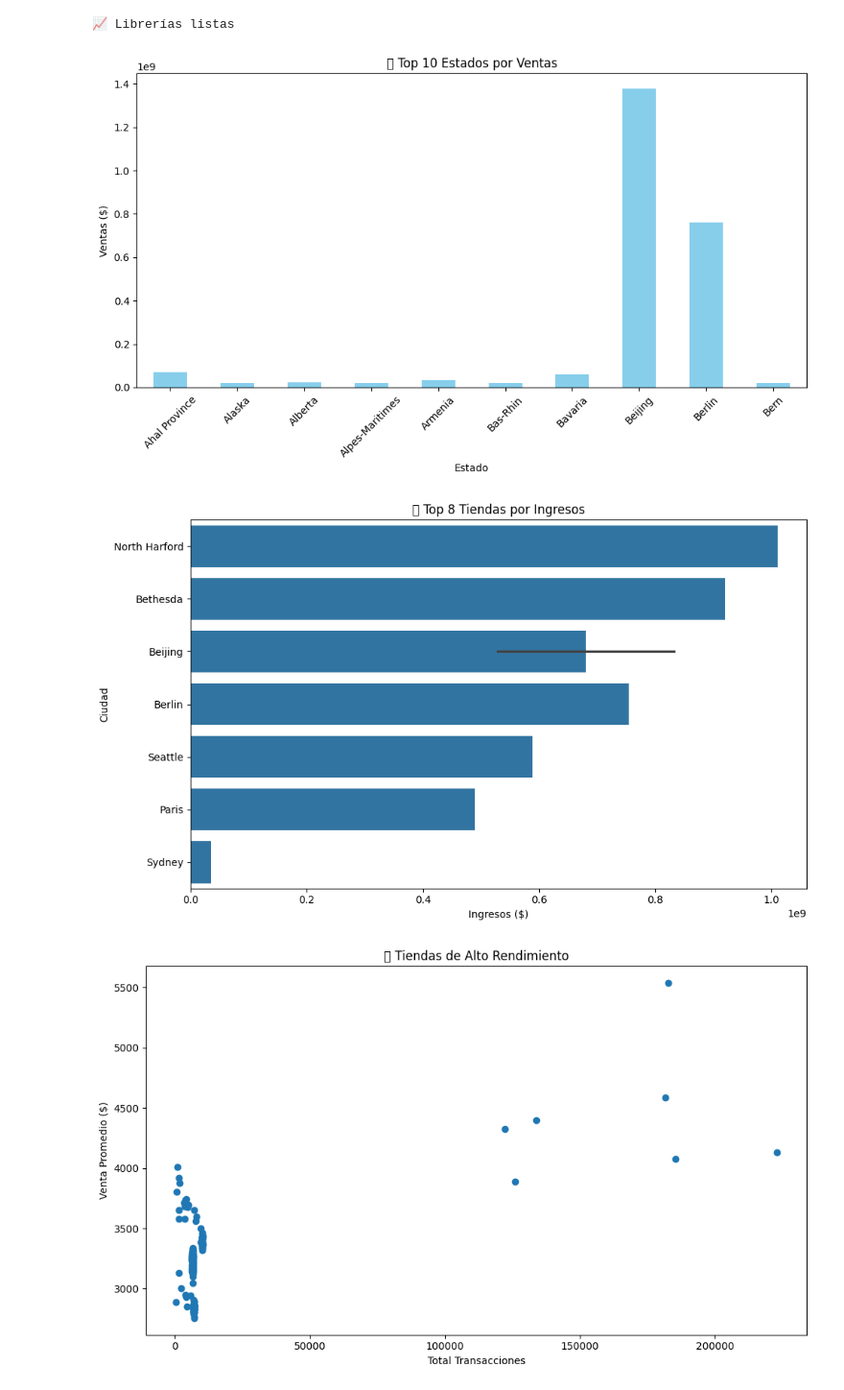
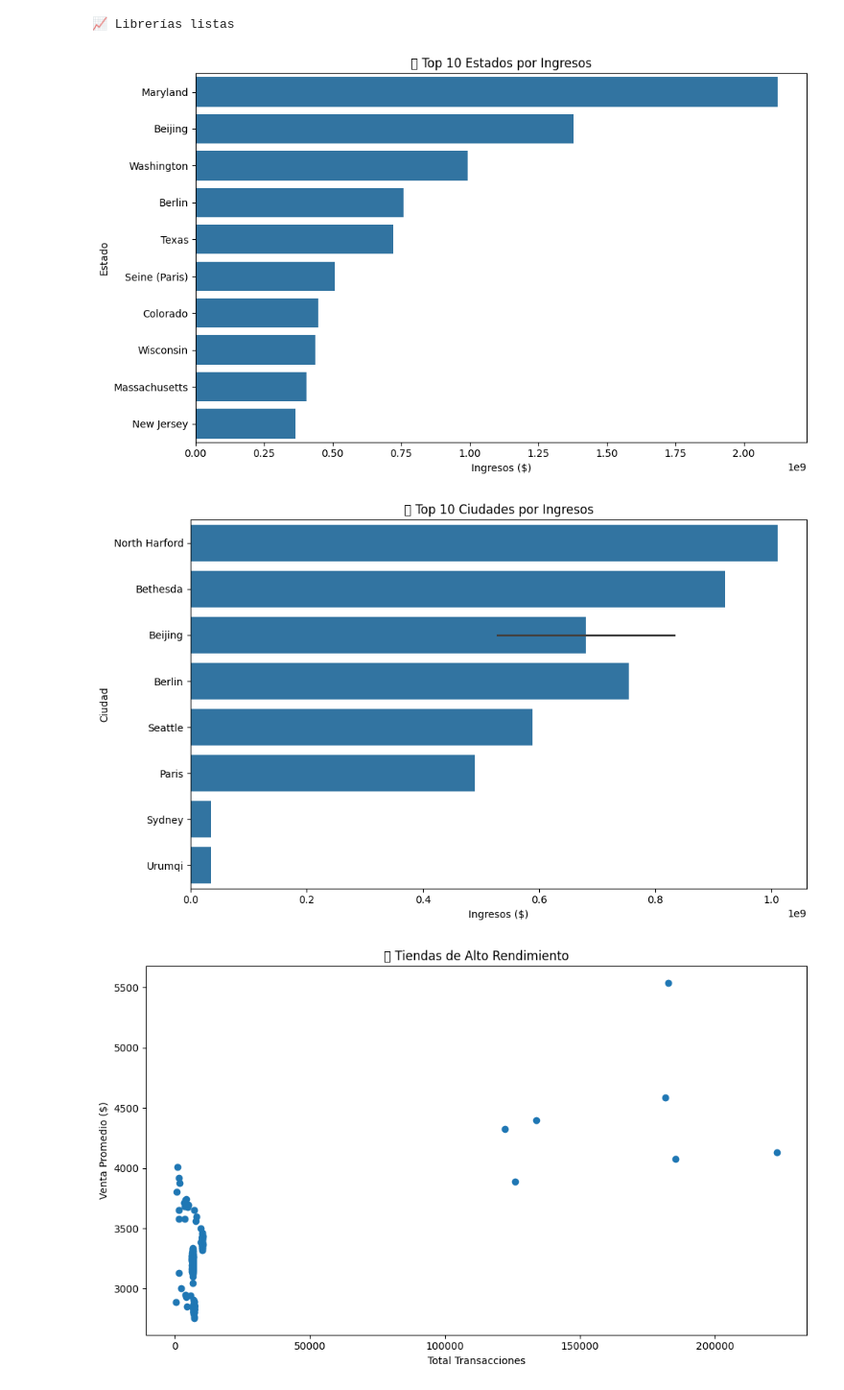
Before and after one commit to XxHurtadoxX/snowflake-sql-python-practice, a Jupyter notebook: practice.ipynb, the cells around one changed output. Shown at 96% size. Saved outputs shown, nothing was run; the diff lists cells and outputs as text; code cells hidden in the pictures.

```diff
--- a/practice.ipynb
+++ b/practice.ipynb
@@ -211,32 +227,35 @@ print("📈 Librerías listas")
 # %% [output]
 📈 Librerías listas
 # %%
-# Gráfico 1: Ventas por Estado (Simple)
+# Gráfico 1: Ventas por Estado (Top 10)
 # Agrupar datos
-ventas_estado = df.groupby('STATEPROVINCENAME')['SALESAMOUNT'].sum().head(10)
+ventas_estado = (
+    df.groupby('STATEPROVINCENAME')['SALESAMOUNT']
+    .sum()
+    .sort_values(ascending=False)
+    .head(10)
+)
 
-# Crear gráfico de barras simple
 plt.figure(figsize=(10, 6))
-ventas_estado.plot(kind='bar', color='skyblue')
-plt.title('💰 Top 10 Estados por Ventas')
-plt.xlabel('Estado')
-plt.ylabel('Ventas ($)')
-plt.xticks(rotation=45)
+sns.barplot(x=ventas_estado.values, y=ventas_estado.index)
+plt.title('🏪 Top 10 Estados por Ingresos')
+plt.xlabel('Ingresos ($)')
+plt.ylabel('Estado')
 plt.tight_layout()
 plt.show()
 # %% [output]
-[figure, old version]
+[figure, new version]
 # %%
 # Gráfico 2: Top Tiendas por Ingresos (Simple)
 plt.figure(figsize=(10, 6))
-sns.barplot(data=df_stores.head(8), x='TOTAL_REVENUE', y='CITYNAME')
-plt.title('🏪 Top 8 Tiendas por Ingresos')
+sns.barplot(data=df_stores, x='TOTAL_REVENUE', y='CITYNAME')
+plt.title('🏪 Top 10 Ciudades por Ingresos')
 plt.xlabel('Ingresos ($)')
 plt.ylabel('Ciudad')
 plt.tight_layout()
 plt.show()
 # %% [output]
-[figure, old version]
+[figure, new version]
 # %%
 # Gráfico 3: Tiendas de Alto Rendimiento (Simple)
 
```
Also changed, not shown: parts of 8 cells of this notebook.
